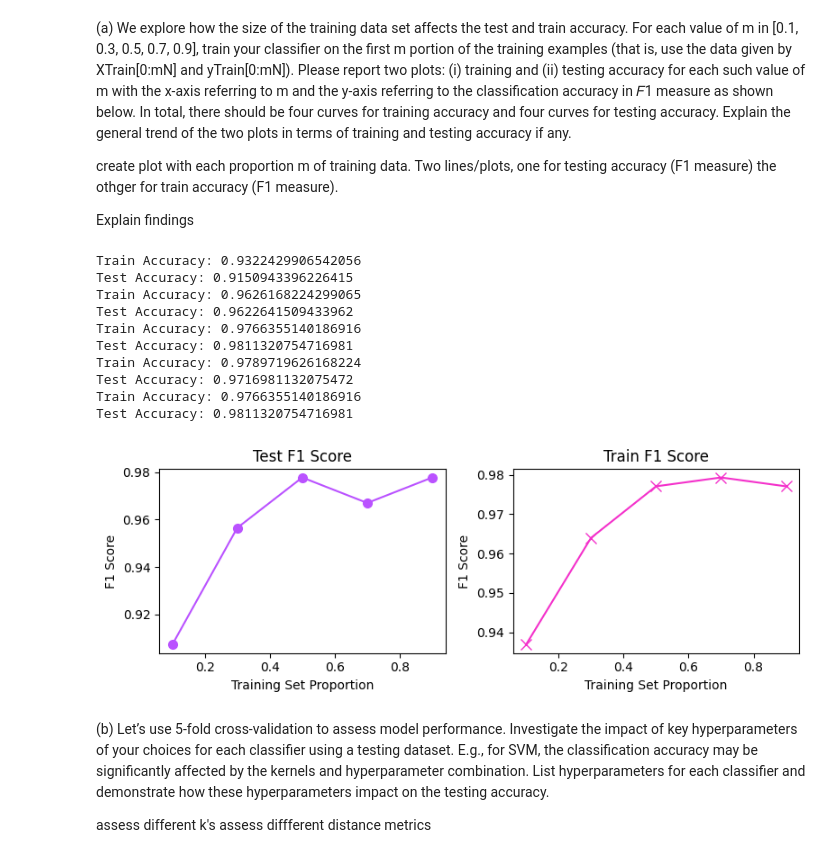
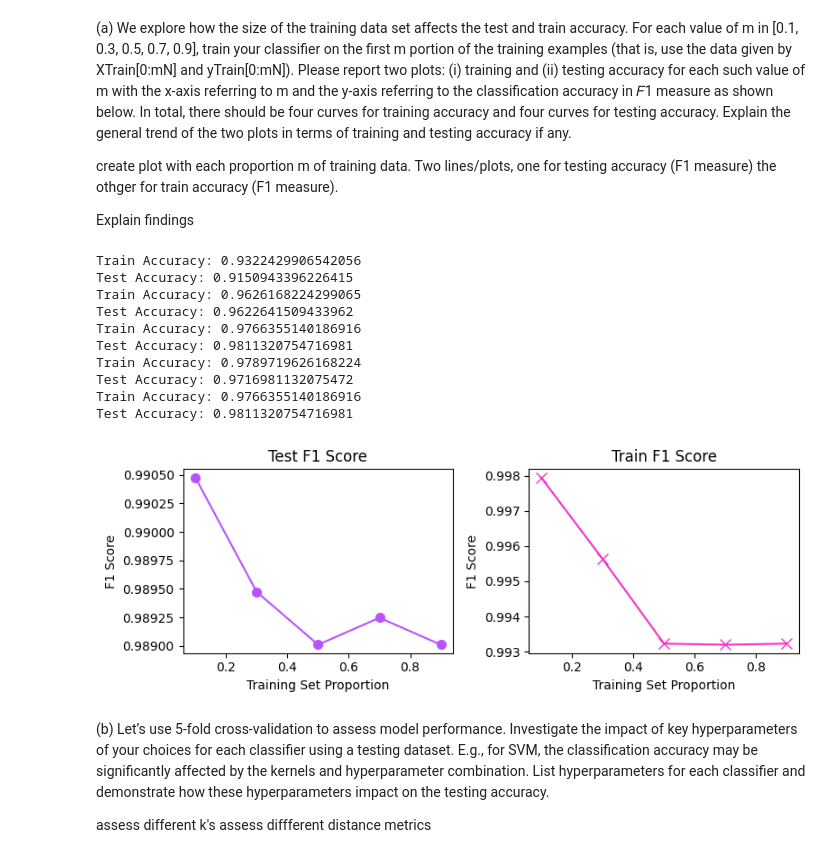
Before and after one commit to spartanjax/cs361_shared_assigment, a Jupyter notebook: Divided Parts/Classifiers/B_KNN_KUN.ipynb, the cells around one changed output. Cells and saved outputs as stored; diff of their text form; code cells hidden in the pictures.

```diff
--- a/Divided Parts/Classifiers/B_KNN_KUN.ipynb
+++ b/Divided Parts/Classifiers/B_KNN_KUN.ipynb
@@ -142,7 +136,7 @@ def calc_f1(preds, actual):
     tn = 0
     # tech is positive
     for i in range(len(preds)):
-        if preds[i] == "tech" and actual[i] == "tech":
+        if preds[i] == "tech" or preds[i] == 0 and actual[i] == "tech":
             tp += 1
         elif preds[i] == "tech" and actual[i] == "entertainment":
             fp += 1
@@ -174,34 +168,34 @@ def create_f1_plots():
 
     fig, axes = plt.subplots(1, 2, figsize=(8, 3))  # 1 row, 2 columns
 
     # Plot test F1
     axes[0].plot(ms, test_f1s, marker="o", color="#BA52FF", markersize=7)
     axes[0].set_title("Test F1 Score")
     axes[0].set_xlabel("Training Set Proportion")
     axes[0].set_ylabel("F1 Score")
 
     # Plot train F1
     axes[1].plot(ms, train_f1s, marker="x", color="#F431CB", markersize=8)
     axes[1].set_title("Train F1 Score")
     axes[1].set_xlabel("Training Set Proportion")
     axes[1].set_ylabel("F1 Score")
 
     plt.tight_layout()  # Prevent overlap
     plt.show()
 
 create_f1_plots()
 # %% [output]
 Train Accuracy: 0.9322429906542056
 Test Accuracy: 0.9150943396226415
 Train Accuracy: 0.9626168224299065
 Test Accuracy: 0.9622641509433962
 Train Accuracy: 0.9766355140186916
 Test Accuracy: 0.9811320754716981
 Train Accuracy: 0.9789719626168224
 Test Accuracy: 0.9716981132075472
 Train Accuracy: 0.9766355140186916
 Test Accuracy: 0.9811320754716981
-[figure, old version]
+[figure, new version]
 # %% [markdown]
 (b) Let’s use 5-fold cross-validation to assess model performance. Investigate the impact of key
 hyperparameters of your choices for each classifier using a testing dataset. E.g., for SVM, the
```
Also changed, not shown: parts of 3 cells of this notebook.
